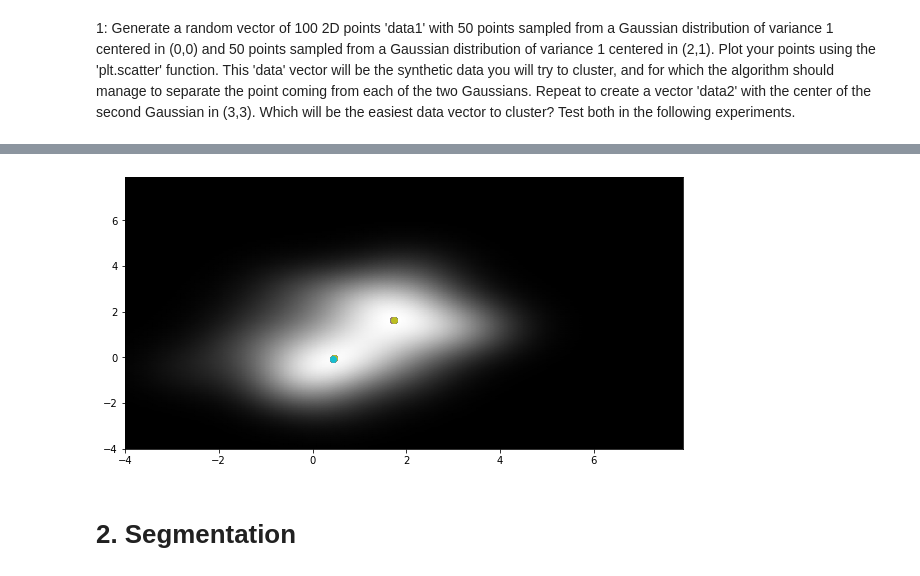
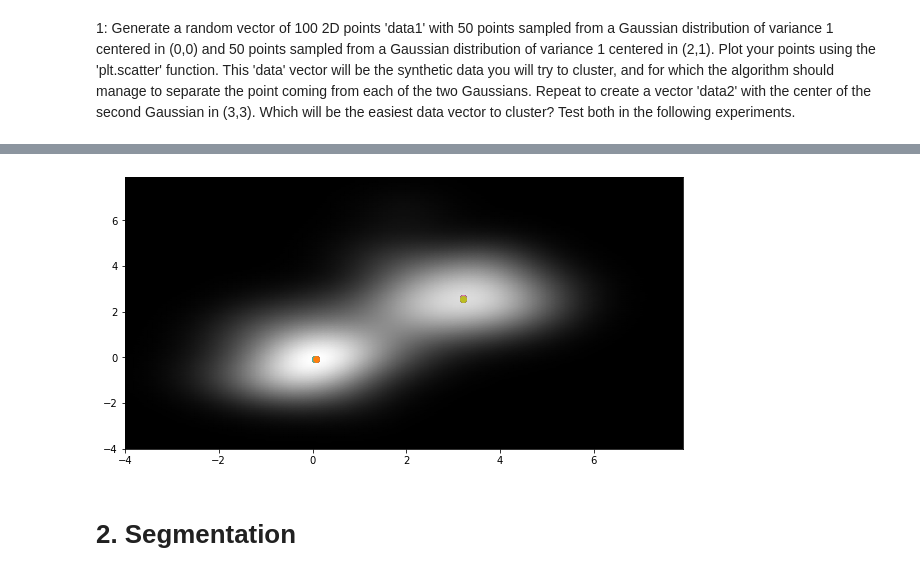
Before and after one commit to LouisLesueur/Illumination_project, a Jupyter notebook: mean_shift_TP.ipynb, the cells around one changed output, grey strips where cells are left out. Drawn from its saved outputs; the diff is of its cells as text; code cells hidden in the pictures.

Commit message:
mean shift filtering

```diff
--- a/mean_shift_TP.ipynb
+++ b/mean_shift_TP.ipynb
@@ -110,38 +110,38 @@ def m(elem, data, h, dist=norm2, kernel=k_n):
     sum1 = 0
     sum2 = 0
     for i in range(n):
         ker = -kernel( dist((elem-data[i])/h) )
         sum1 += data[i]* ker
         sum2 += ker
 
     return sum1/(sum2 + 1e-16)
 
 
 def mean_shift_algo(elem, data, h, eps = 0.00001, kernel=k_n, dist=norm2 ):
 
-    elem2 = m(elem, data, h, dist, kernel)
+    elem2 = m(elem, data, h, dist, k_n)
     while(dist(elem2-elem)>eps):
         elem = elem2
-        elem2 = m(elem, data, h, dist, kernel)
+        elem2 = m(elem, data, h, dist, k_n)
 
     return elem2
 
 
 
 H = 0.8
 
 x = np.arange(-4,8,0.1)
 X,Y = np.meshgrid(x,x)
 plt.figure(figsize=(10,5))
-plt.pcolormesh(X, Y, kernel_density_estimator(X, Y, data, H, k_n ), shading="gouraud")
+plt.pcolormesh(X, Y, kernel_density_estimator(X, Y, data2, H, k_n ), shading="gouraud")
 
 for i in range(99):
-    converge = mean_shift_algo(data2[i], data, H, kernel=k_n)
+    converge = mean_shift_algo(data2[i], data2, H, kernel=k_n)
     plt.scatter(*converge)
 
 plt.show()
 # %% [output]
-[figure, old version]
+[figure, new version]
 # %% [markdown]
 # 2. Segmentation
 # %%
```
Also changed, not shown: parts of 8 cells of this notebook.
